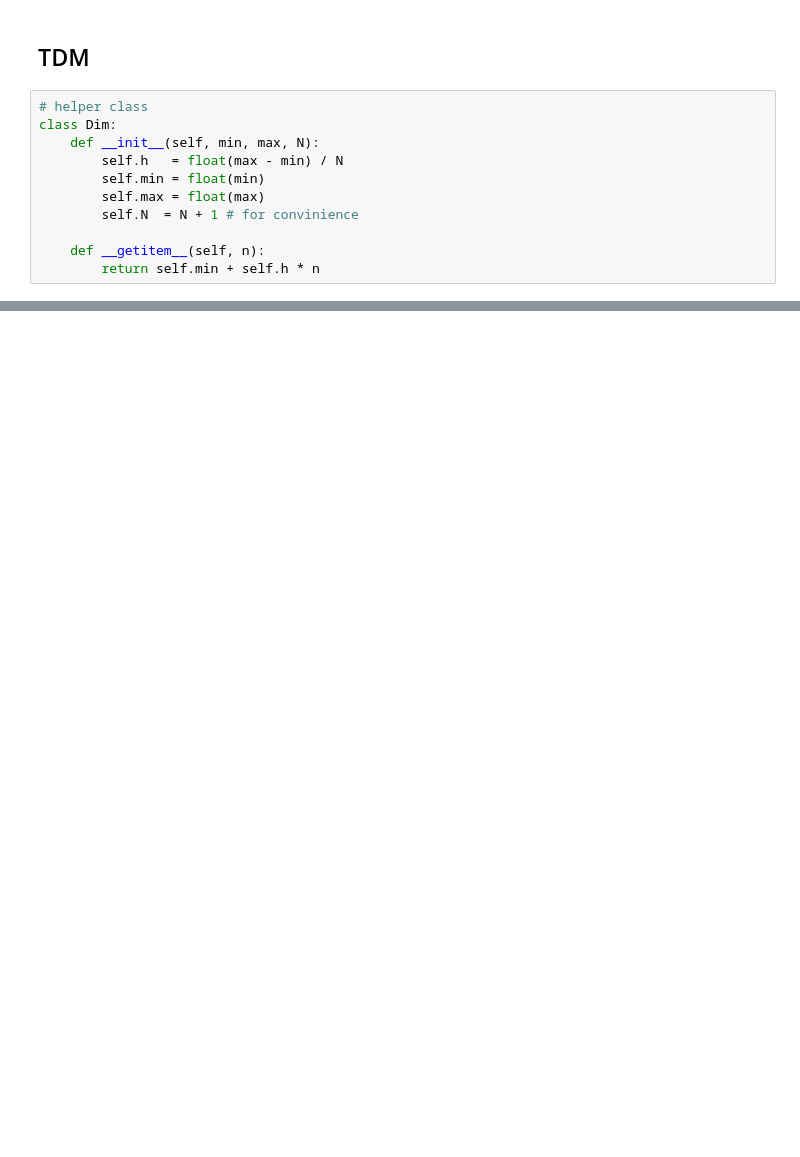
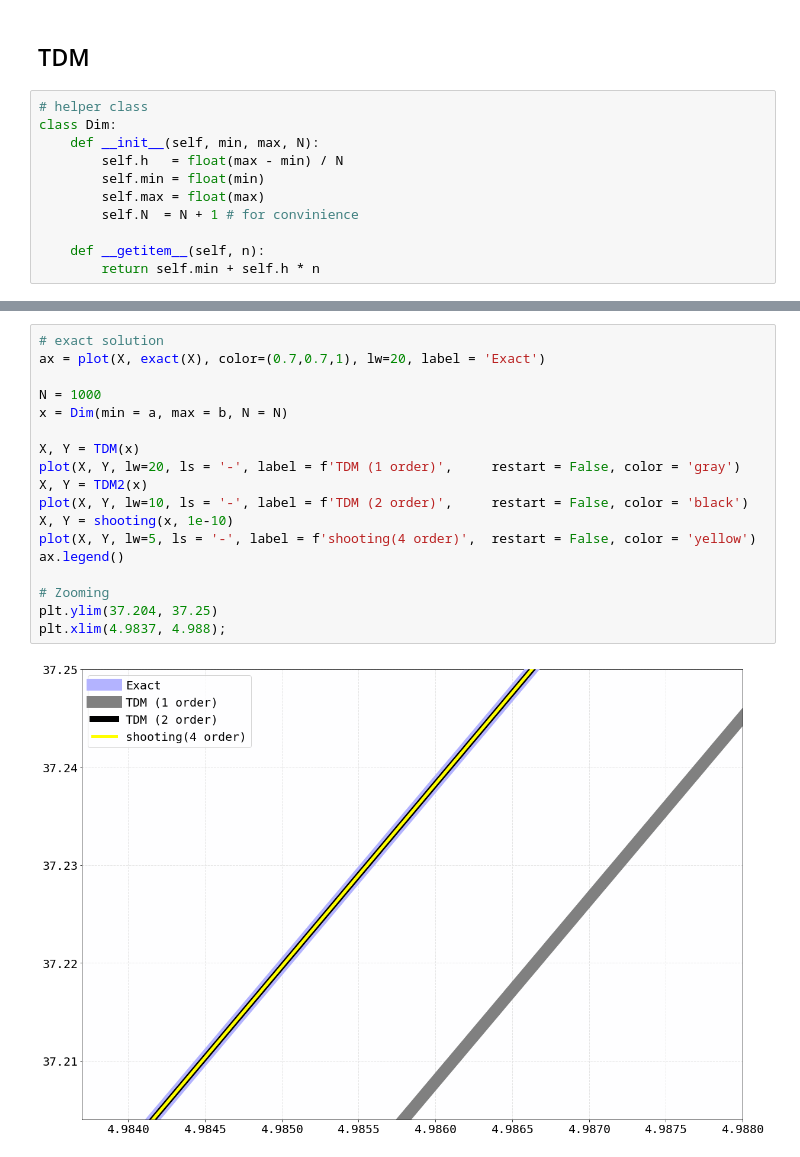
Before and after one commit to gkorepanov/MIPT-comp-math, a Jupyter notebook: 2.1.ipynb, the cells around one changed output, grey strips where cells are left out. Saved outputs shown, nothing was run; the diff lists cells and outputs as text; blank space fills up the shorter version.

Commit message:
Updated 1 task with 2-order TDM

```diff
--- a/2.1.ipynb
+++ b/2.1.ipynb
@@ -183,0 +247,20 @@ ax.legend();
+# %%
+# exact solution
+ax = plot(X, exact(X), color=(0.7,0.7,1), lw=20, label = 'Exact')
+
+N = 1000
+x = Dim(min = a, max = b, N = N)
+
+X, Y = TDM(x)
+plot(X, Y, lw=20, ls = '-', label = f'TDM (1 order)',     restart = False, color = 'gray')
+X, Y = TDM2(x)
+plot(X, Y, lw=10, ls = '-', label = f'TDM (2 order)',     restart = False, color = 'black')
+X, Y = shooting(x, 1e-10)
+plot(X, Y, lw=5, ls = '-', label = f'shooting(4 order)',  restart = False, color = 'yellow')
+ax.legend()
+
+# Zooming
+plt.ylim(37.204, 37.25)
+plt.xlim(4.9837, 4.988);
+# %% [output]
+[figure, added]
```
Also changed, not shown: parts of 8 cells of this notebook, 1 other file.
